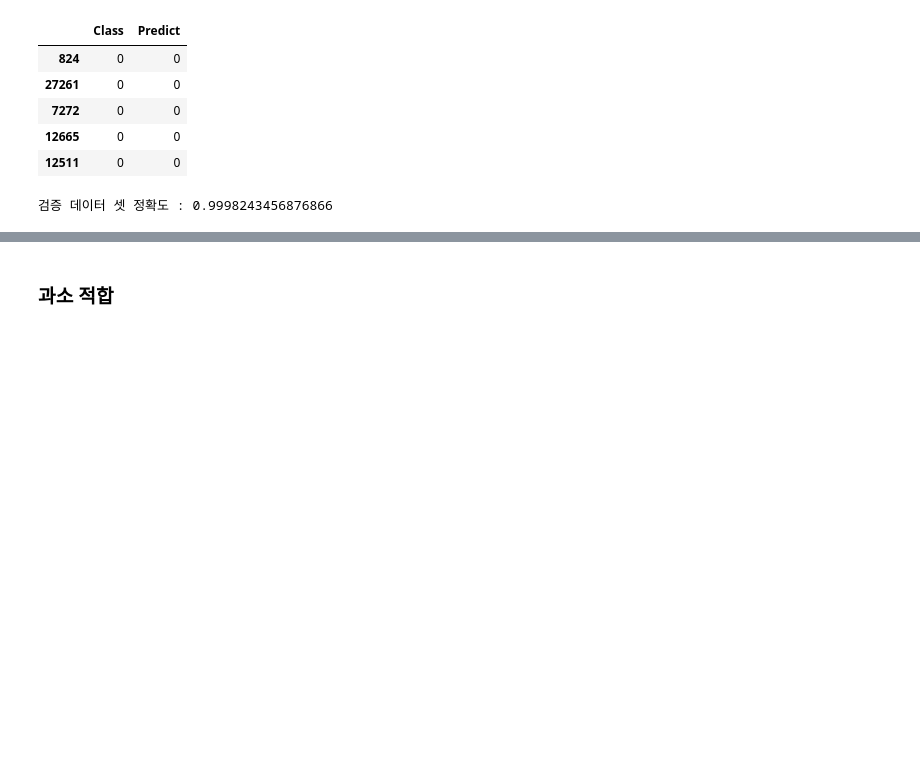
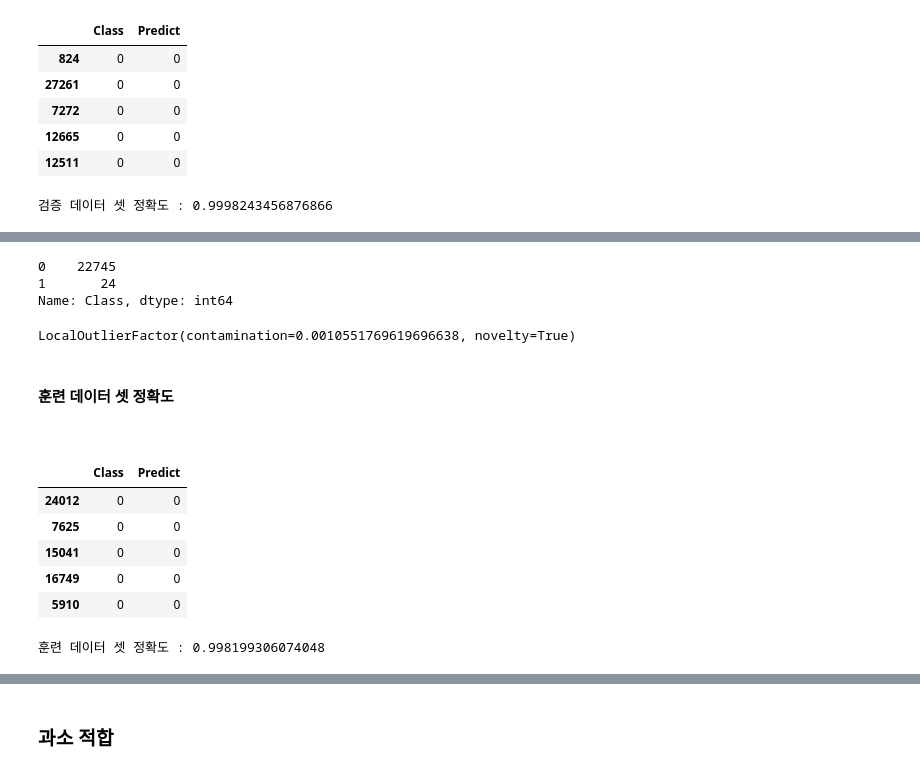
Before and after one commit to namwootree/Dacrew-4th, a Jupyter notebook: Stage_3.ipynb, the cells around one changed output, grey strips where cells are left out. Cells and saved outputs as stored; diff of their text form; code cells hidden in the pictures; blank space fills up the shorter version.

```diff
--- a/Stage_3.ipynb
+++ b/Stage_3.ipynb
@@ -619,0 +753,7 @@ print(f'\n검증 데이터 셋 정확도 : {val_valaccuracy}\n')
+# %%
+X_train, X_val, y_train, y_val = train_test_split(
+                                    X, # 설명 변수
+                                    y, # 목표 변수
+                                    test_size=0.2, # 전체 데이터 셋 중에서 검증 데이터 셋으로 사용할 비율
+                                    stratify=y # 기존 데이터 셋의 Class 비율을 유치 한 채로 데이터 셋을 분할
+                                                  )
@@ -619,0 +769,21 @@ print(f'\n검증 데이터 셋 정확도 : {val_valaccuracy}\n')
+# %%
+# 모델을 용이하게 사용하게 별도로 변수로 지정합니다.
+model = LocalOutlierFactor(
+    n_neighbors=20, # 한 데이터로부터 주변의 몇 개의 데이터를 고려할 것인지 결정합니다.
+    metric='minkowski', # 데이터 간 거리를 게산 방법을 설정합니다.
+    p=2, # 1 : 맨하탄 거리 / 2 : 유클리드 거리
+    contamination=24/22745, # 데이터 셋에 몇 개의 이상치가 존재하는 비율을 설정합니다.
+    novelty=True # 아상치 감지 여부를 설정합니다.
+)
+# %%
+# 데이터 셋에 이상치가 있는 비율
+y_train['Class'].value_counts()
+# %% [output]
+0    22745
+1       24
+Name: Class, dtype: int64
+# %%
+# 훈련 데이터 셋을 모델에 학습시킵니다.
+model.fit(X_train) # 설명 변수
+# %% [output]
+LocalOutlierFactor(contamination=0.0010551769619696638, novelty=True)
@@ -619,0 +794,37 @@ print(f'\n검증 데이터 셋 정확도 : {val_valaccuracy}\n')
+# %%
+# 모델의 출력값을 변경합니다.
+
+import numpy as np
+
+def get_pred_label(model_pred):
+    # IsolationForest 모델 출력 (1:정상, -1:불량) 이므로 (0:정상, 1:불량)로 Label 변환
+    model_pred = np.where(model_pred == 1, 0, model_pred)
+    model_pred = np.where(model_pred == -1, 1, model_pred)
+    return model_pred
+# %% [markdown]
+<br>
+
+**훈련 데이터 셋 정확도**
+
+<br>
+# %%
+# 훈련 데이터 셋에 대한 모델의 추론 결과를 도출합니다.
+y_train_pred = model.predict(X_train)
+y_train_pred = get_pred_label(y_train_pred)
+
+# 추론 결과와 정답을 비교해봅시다.
+y_train['Predict'] = y_train_pred
+
+# 정상 거래 : 0 / 사기 거래 : 1
+display(y_train.head())
+
+train_valaccuracy = accuracy_score(y_train['Class'], y_train['Predict'])
+print(f'\n훈련 데이터 셋 정확도 : {train_valaccuracy}\n')
+# %% [output]
+|  | Class | Predict |
+| 24012 | 0 | 0 |
+| 7625 | 0 | 0 |
+| 15041 | 0 | 0 |
+| 16749 | 0 | 0 |
+| 5910 | 0 | 0 |
+훈련 데이터 셋 정확도 : 0.998199306074048
```
Also changed, not shown: parts of 84 cells of this notebook.
